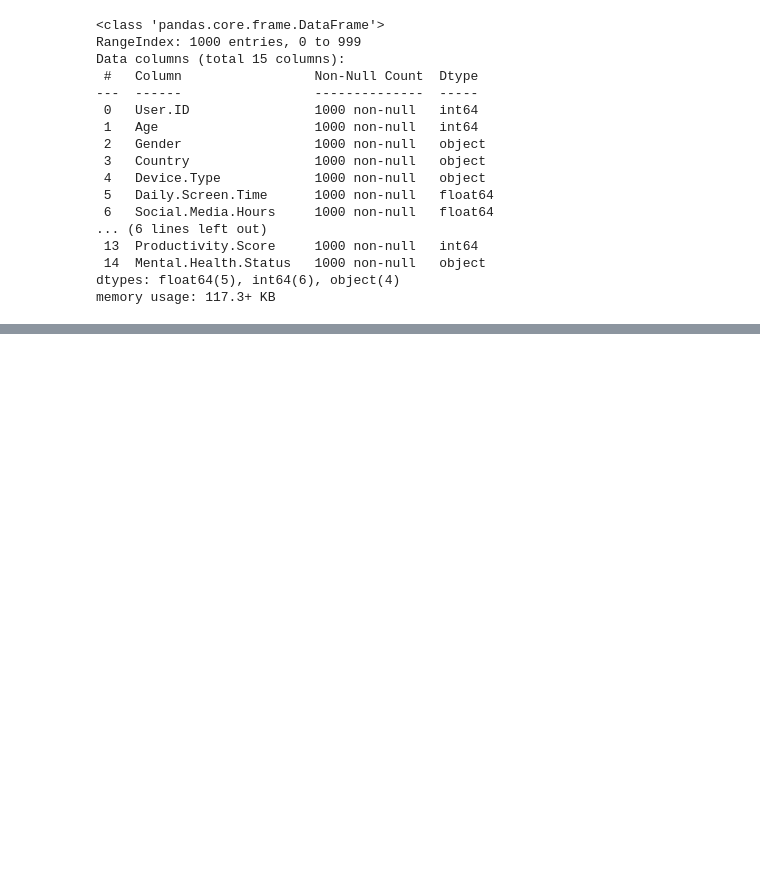
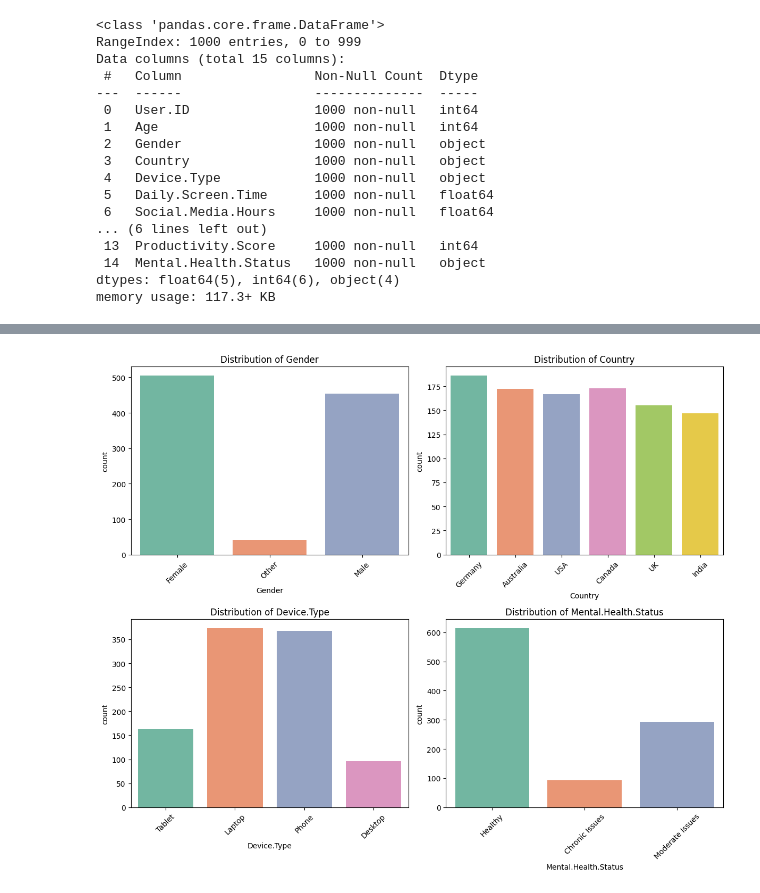
Before and after one commit to Stennas/Exploratory-Data-Analysis, a Jupyter notebook: Tech_Gadget_Usage_and_Mental_Wellbeing/exploratory-data-analysis.ipynb, the cells around one changed output, grey strips where cells are left out. Saved outputs shown, nothing was run; the diff lists cells and outputs as text; code cells hidden in the pictures; blank space fills up the shorter version.

```diff
--- a/Tech_Gadget_Usage_and_Mental_Wellbeing/exploratory-data-analysis.ipynb
+++ b/Tech_Gadget_Usage_and_Mental_Wellbeing/exploratory-data-analysis.ipynb
@@ -40,0 +188,19 @@ memory usage: 117.3+ KB
+# %%
+# Categorical features distribution
+categorical_cols = df.select_dtypes(include="object").columns
+
+fig, axes = plt.subplots(nrows=2, ncols=2, figsize=(12, 10))
+axes = axes.flatten()
+
+for i, col in enumerate(categorical_cols):
+    sns.countplot(data=df, x=col, hue=col, palette="Set2", legend=False, ax=axes[i])
+    axes[i].set_title(f"Distribution of {col}")
+    axes[i].tick_params(axis='x', rotation=45)
+
+for j in range(i+1, len(axes)):
+    fig.delaxes(axes[j])
+
+plt.tight_layout()
+plt.show()
+# %% [output]
+[figure, added]
```
Also changed, not shown: parts of 20 cells of this notebook.
